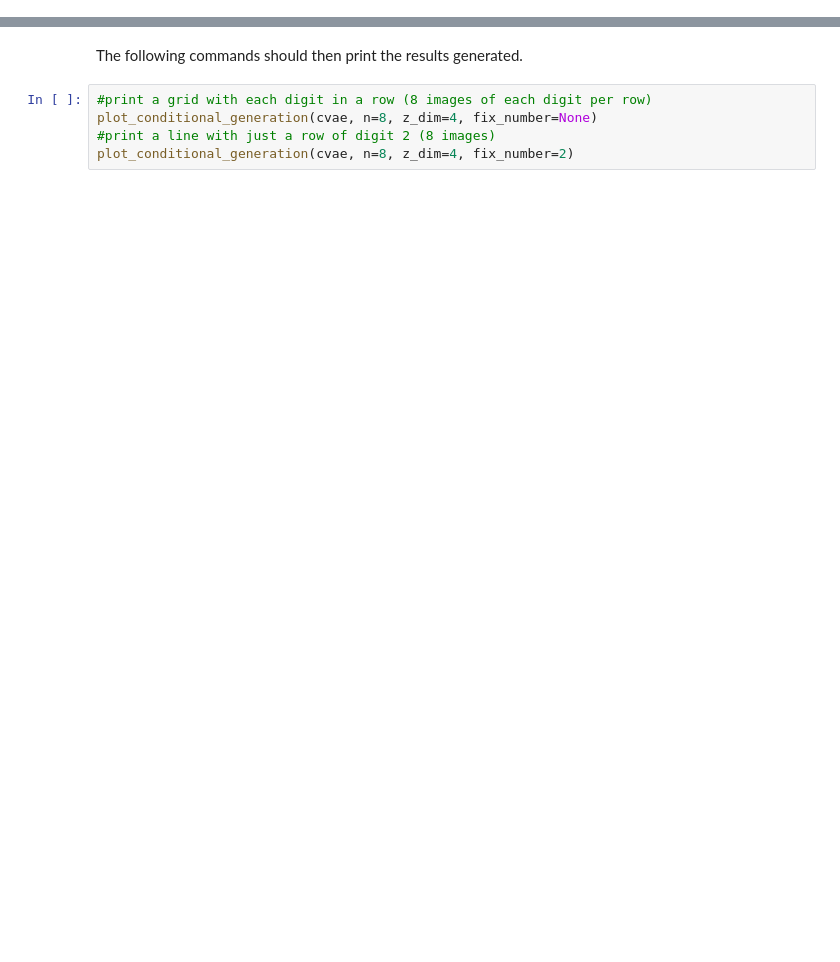
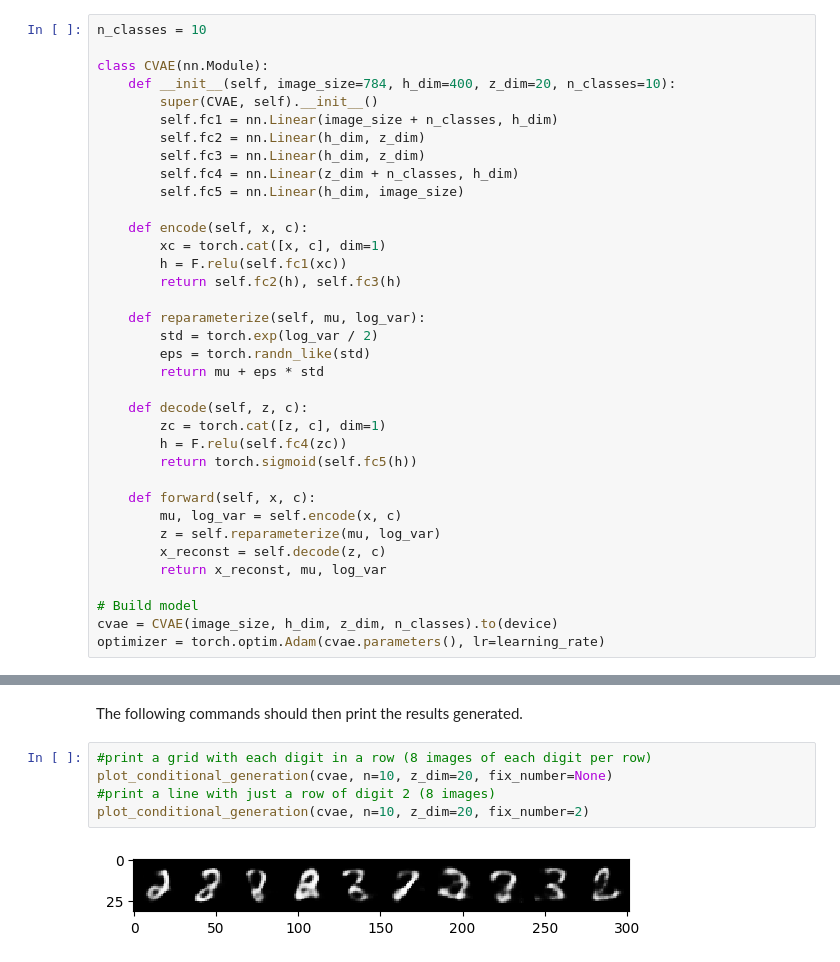
Before and after one commit to tr0fin0/classes_ensta, a Jupyter notebook: 3A/CSC_52081_EP/CSC_52081_EP_TP8/CSC_52081_EP_TP8_bis.ipynb, the cells around one changed output, grey strips where cells are left out. Cells and saved outputs as stored; diff of their text form; blank space fills up the shorter version.

```diff
--- a/3A/CSC_52081_EP/CSC_52081_EP_TP8/CSC_52081_EP_TP8_bis.ipynb
+++ b/3A/CSC_52081_EP/CSC_52081_EP_TP8/CSC_52081_EP_TP8_bis.ipynb
@@ -232,0 +234,36 @@ optimizer = torch.optim.Adam(cvae.parameters(), lr=learning_rate)
+# %%
+n_classes = 10
+
+class CVAE(nn.Module):
+    def __init__(self, image_size=784, h_dim=400, z_dim=20, n_classes=10):
+        super(CVAE, self).__init__()
+        self.fc1 = nn.Linear(image_size + n_classes, h_dim)
+        self.fc2 = nn.Linear(h_dim, z_dim)
+        self.fc3 = nn.Linear(h_dim, z_dim)
+        self.fc4 = nn.Linear(z_dim + n_classes, h_dim)
+        self.fc5 = nn.Linear(h_dim, image_size)
+
+    def encode(self, x, c):
+        xc = torch.cat([x, c], dim=1)
+        h = F.relu(self.fc1(xc))
+        return self.fc2(h), self.fc3(h)
+
+    def reparameterize(self, mu, log_var):
+        std = torch.exp(log_var / 2)
+        eps = torch.randn_like(std)
+        return mu + eps * std
+
+    def decode(self, z, c):
+        zc = torch.cat([z, c], dim=1)
+        h = F.relu(self.fc4(zc))
+        return torch.sigmoid(self.fc5(h))
+
+    def forward(self, x, c):
+        mu, log_var = self.encode(x, c)
+        z = self.reparameterize(mu, log_var)
+        x_reconst = self.decode(z, c)
+        return x_reconst, mu, log_var
+
+# Build model
+cvae = CVAE(image_size, h_dim, z_dim, n_classes).to(device)
+optimizer = torch.optim.Adam(cvae.parameters(), lr=learning_rate)
@@ -234,6 +314,8 @@ optimizer = torch.optim.Adam(cvae.parameters(), lr=learning_rate)
 The following commands should then print the results generated.
 # %%
 #print a grid with each digit in a row (8 images of each digit per row)
-plot_conditional_generation(cvae, n=8, z_dim=4, fix_number=None)
+plot_conditional_generation(cvae, n=10, z_dim=20, fix_number=None)
 #print a line with just a row of digit 2 (8 images)
-plot_conditional_generation(cvae, n=8, z_dim=4, fix_number=2)
+plot_conditional_generation(cvae, n=10, z_dim=20, fix_number=2)
+# %% [output]
+[figure, added]
```
Also changed, not shown: parts of 8 cells of this notebook.
